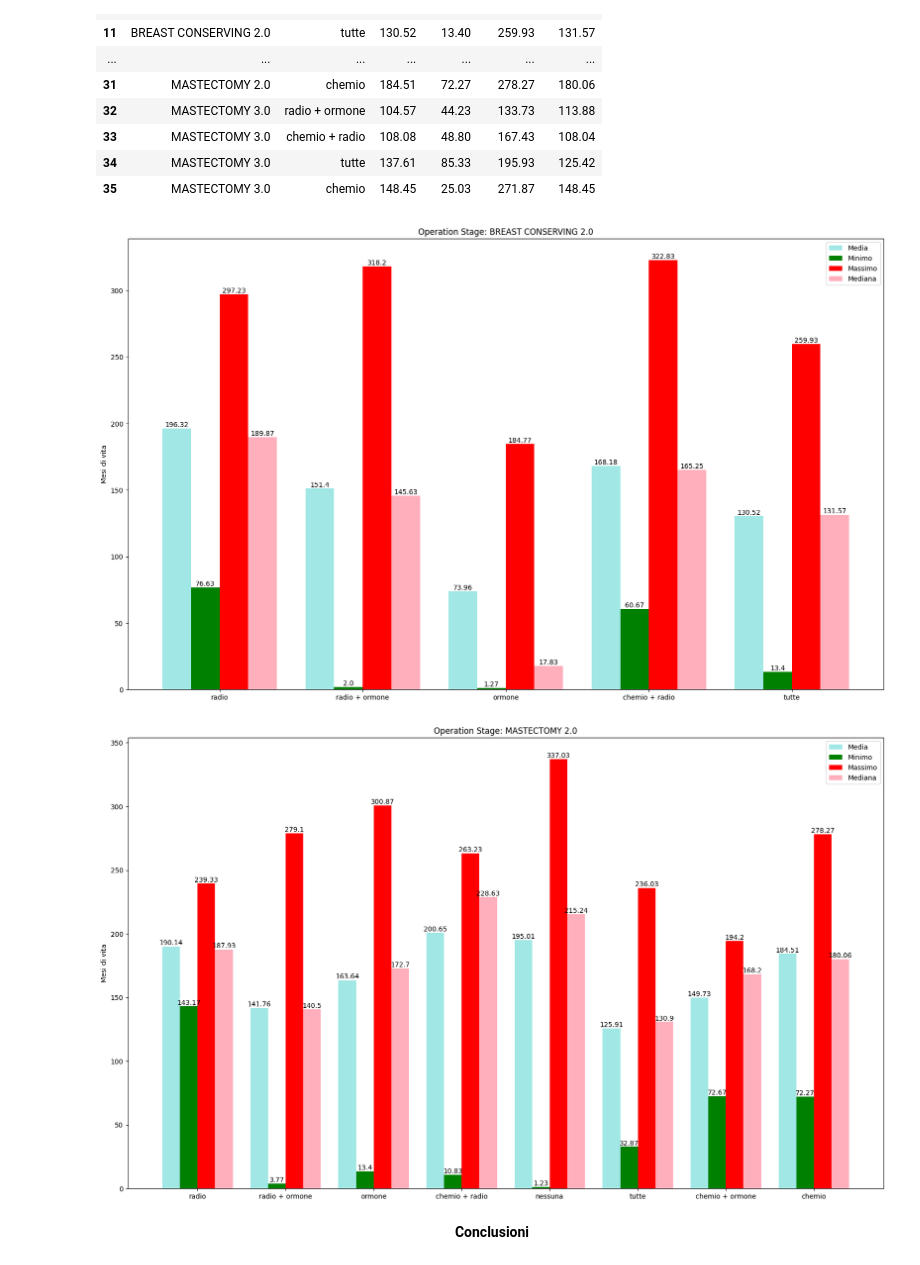
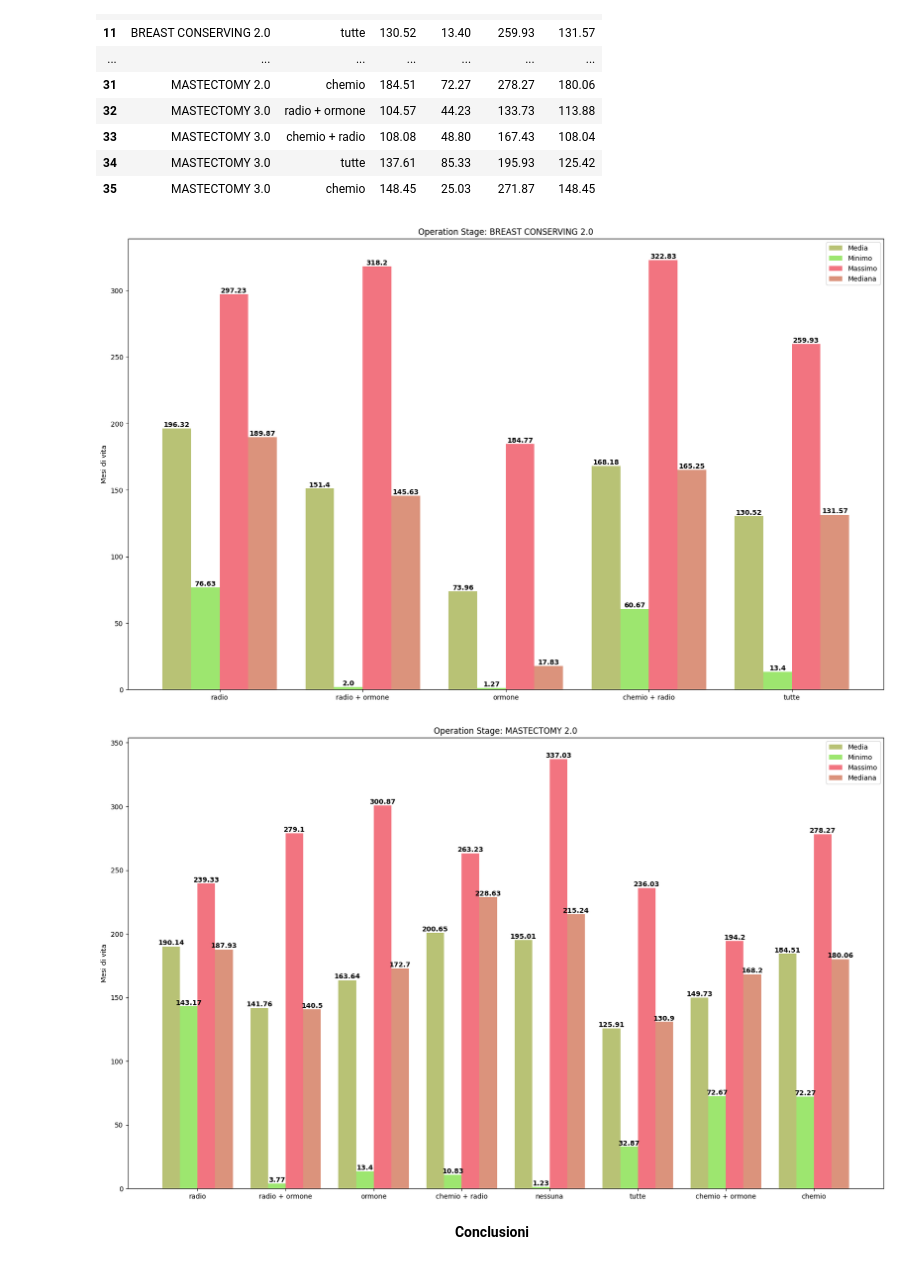
Before and after one commit to Dishinkan/Data-Science-Project, a Jupyter notebook: Data Science Project/Presentation.ipynb, the cells around one changed output. Drawn from its saved outputs; the diff is of its cells as text; code cells hidden in the pictures.

```diff
--- a/Data Science Project/Presentation.ipynb
+++ b/Data Science Project/Presentation.ipynb
@@ -529,7 +529,7 @@ display(df_mesi_vita)
 | 34 | MASTECTOMY 3.0 | tutte | 137.61 | 85.33 | 195.93 | 125.42 |
 | 35 | MASTECTOMY 3.0 | chemio | 148.45 | 25.03 | 271.87 | 148.45 |
 # %%
-colori = ['#A0E7E5', 'green', 'red', '#FFAEBC']
+colori = ['#b8c275', '#9de66f', '#f27480', '#db937c']
 nomi_barra = ['Media', 'Minimo', 'Massimo', 'Mediana']
 
 df_finale = df_mesi_vita[(df_mesi_vita['Operation_Stage'] == 'BREAST CONSERVING 2.0')]
@@ -549,7 +549,8 @@ for i, col in enumerate (nomi_barra):
                 yval,
                 f'{yval}',
                 ha='center',
-                va='bottom'
+                va='bottom',
+                fontweight='bold'
             )
 
 ax.set_ylabel('Mesi di vita')
@@ -560,40 +561,41 @@ ax.legend()
 
 plt.show()
 # %% [output]
-[figure, old version]
+[figure, new version]
 # %%
-colori = ['#A0E7E5', 'green', 'red', '#FFAEBC']
+colori = ['#b8c275', '#9de66f', '#f27480', '#db937c']
 nomi_barra = ['Media', 'Minimo', 'Massimo', 'Mediana']
 
 df_finale = df_mesi_vita[(df_mesi_vita['Operation_Stage'] == 'MASTECTOMY 2.0')]
 
 indice = np.arange(len(df_finale['Cura'].unique()))
 width = 0.2
 
 fig, ax = plt.subplots(figsize=(20, 12))
 
 for i, col in enumerate (nomi_barra):
     barre = ax.bar(indice + i*width, df_finale[col], width, label=nomi_barra[i], color=colori[i])
 
     for barra in barre:
             yval = barra.get_height()
             ax.text(
                 barra.get_x() + barra.get_width()/2,
                 yval,
                 f'{yval}',
                 ha='center',
-                va='bottom'
+                va='bottom',
+                fontweight='bold'
             )
 
 ax.set_ylabel('Mesi di vita')
 ax.set_title(f'Operation Stage: MASTECTOMY 2.0')
 ax.set_xticks(indice + width * 1.5)
 ax.set_xticklabels(df_finale['Cura'].unique())
 ax.legend()
 
 plt.show()
 # %% [output]
-[figure, old version]
+[figure, new version]
 # %% [markdown]
 <center><b>Conclusioni</b></center>
 # %% [markdown]
```
Also changed, not shown: parts of 4 cells of this notebook, 1 other file.
